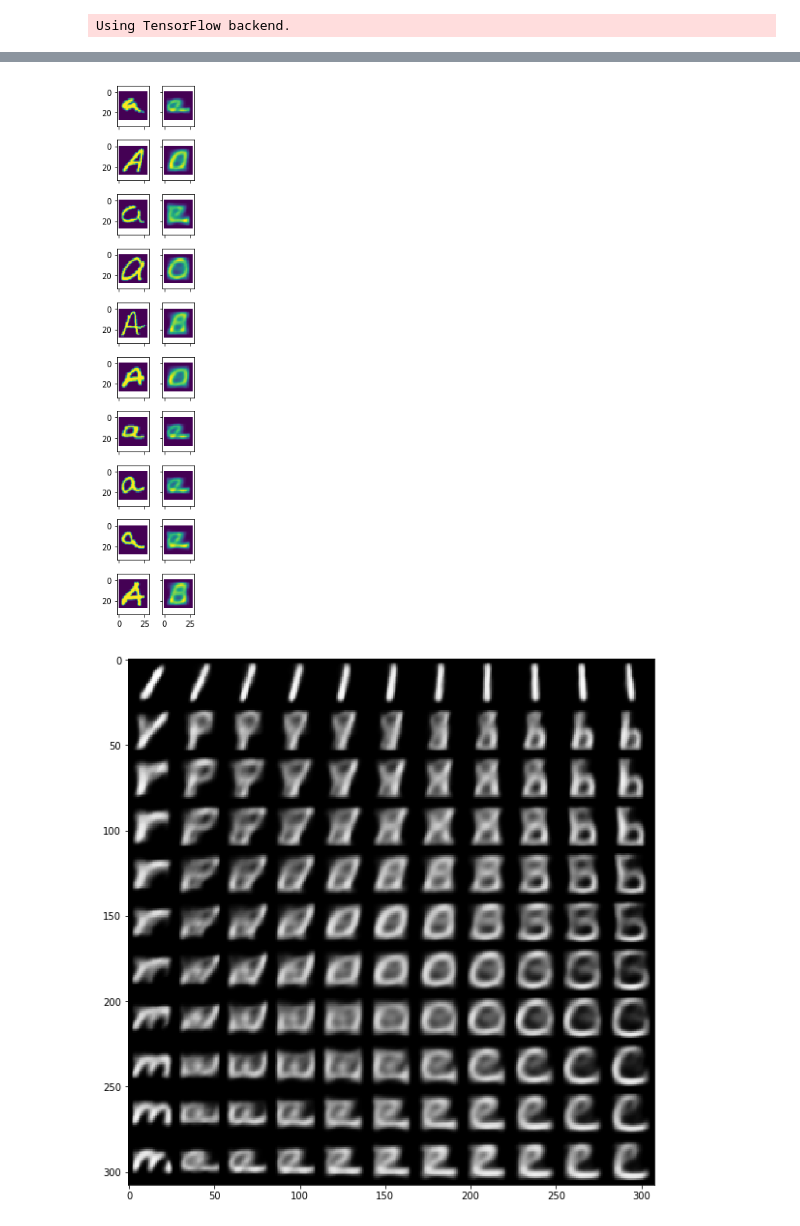
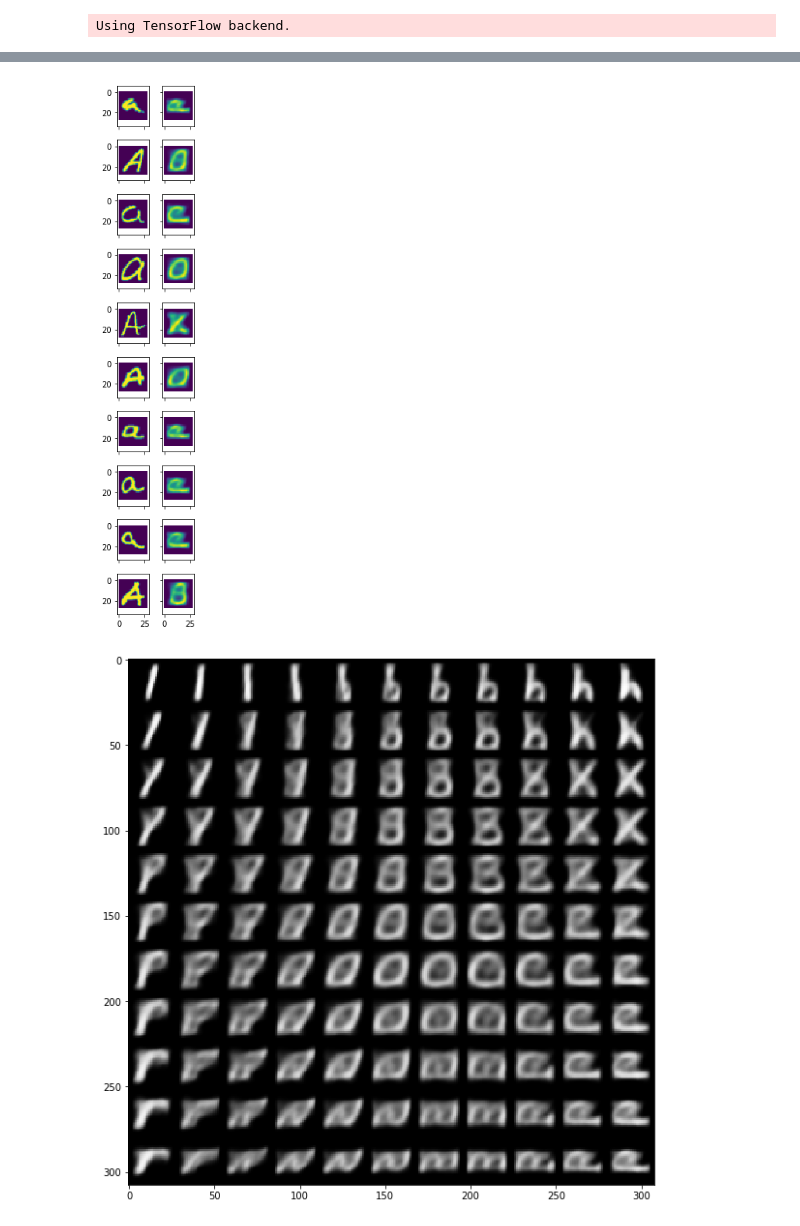
Before and after one commit to breeko/gans-in-action, a Jupyter notebook: ch2_vae_emnist.ipynb, the cells around one changed output, grey strips where cells are left out. Drawn from its saved outputs; the diff is of its cells as text; code cells hidden in the pictures.

Commit message:
noise-less eval

```diff
--- a/ch2_vae_emnist.ipynb
+++ b/ch2_vae_emnist.ipynb
@@ -90,7 +90,7 @@ def create_vae():
     inp = Input(shape=(*original_dim,), name="input")
 
     # Encoder
-    f = Flatten()(inp, name="flatten")
+    f = Flatten(name="flatten")(inp)
     h = Dense(intermediate_dim, activation="relu", name="encoding")(f)
 
     z_mean = Dense(latent_dim, activation="sigmoid", name="mean")(h)
@@ -98,7 +98,7 @@ def create_vae():
 
     z = Lambda(sampling, output_shape=(latent_dim,), name="sampling")([z_mean, z_log_var])
 
-    encoder = Model(inp, [z_mean, z_log_var, z], name="encoder")
+    encoder = Model(inp, [z, z_mean], name="encoder")
 
     # Decoder
     inp_encoded = Input(shape=(latent_dim,), name="sampling")
@@ -117,23 +117,26 @@ def create_vae():
         return K.mean(xent_loss + kl_loss)
 
     # VAE
-    out_combined = decoder(encoder(inp)[-1])
-    vae = Model(inp, out_combined)
+    out_combined_train = decoder(encoder(inp)[0])
+    out_combined_eval = decoder(encoder(inp)[1])
 
-    vae.compile(optimizer="rmsprop", loss=vae_loss)
+    vae_train = Model(inp, out_combined_train)
+    vae_eval = Model(inp, out_combined_eval)
 
-    return vae
+    vae_train.compile(optimizer="rmsprop", loss=vae_loss)
+
+    return vae_train, vae_eval
 # %%
-vae = create_vae()
+vae_train, vae_eval = create_vae()
 
 print("\n" + "-" * 100 + "\nEncoder\n" + "-" * 100)
-vae.layers[1].summary()
+vae_train.layers[1].summary()
 
 print("\n" + "-" * 100 + "\nDecoder\n" + "-" * 100)
-vae.layers[2].summary()
+vae_train.layers[2].summary()
 
 print("\n" + "-" * 100 + "\n" + "VAE\n" + "-" * 100)
-vae.summary()
+vae_train.summary()
 # %% [output]
 ----------------------------------------------------------------------------------------------------
 Encoder
@@ -159,5 +162,5 @@ plot_model(vae, to_file="vae.png", show_shapes=True)
 # %%
-vae.fit(X_train, X_train, shuffle=True, epochs=epochs, batch_size=batch_size, validation_data=(X_test,X_test), verbose=1, callbacks=[EarlyStopping(patience=4)])
+vae_train.fit(X_train, X_train, shuffle=True, epochs=epochs, batch_size=batch_size, validation_data=(X_test,X_test), verbose=1, callbacks=[EarlyStopping(patience=4)])
 # %% [output]
 Train on 88800 samples, validate on 14800 samples
 Epoch 1/100
@@ -211,10 +214,10 @@ def evaluate(X, vae):
     out_steps = vae.layers[-1].predict(steps)
     show_grid(out_steps)
 # %%
-evaluate(X_test,vae)
+evaluate(X_test, vae_eval)
 # %% [output]
-[figure, old version]
+[figure, new version]
-[figure, old version]
+[figure, new version]
 # %%
 def filter_char(X, y, chars):
     if type(chars) is not list:
```
Also changed, not shown: parts of 7 cells of this notebook.
